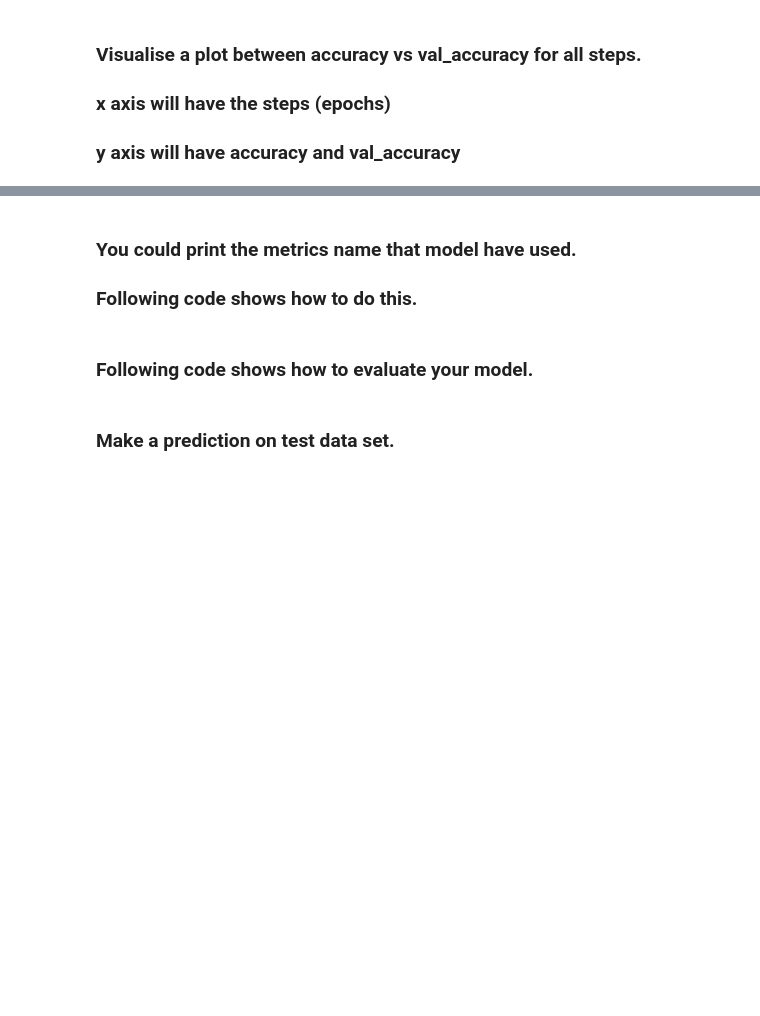
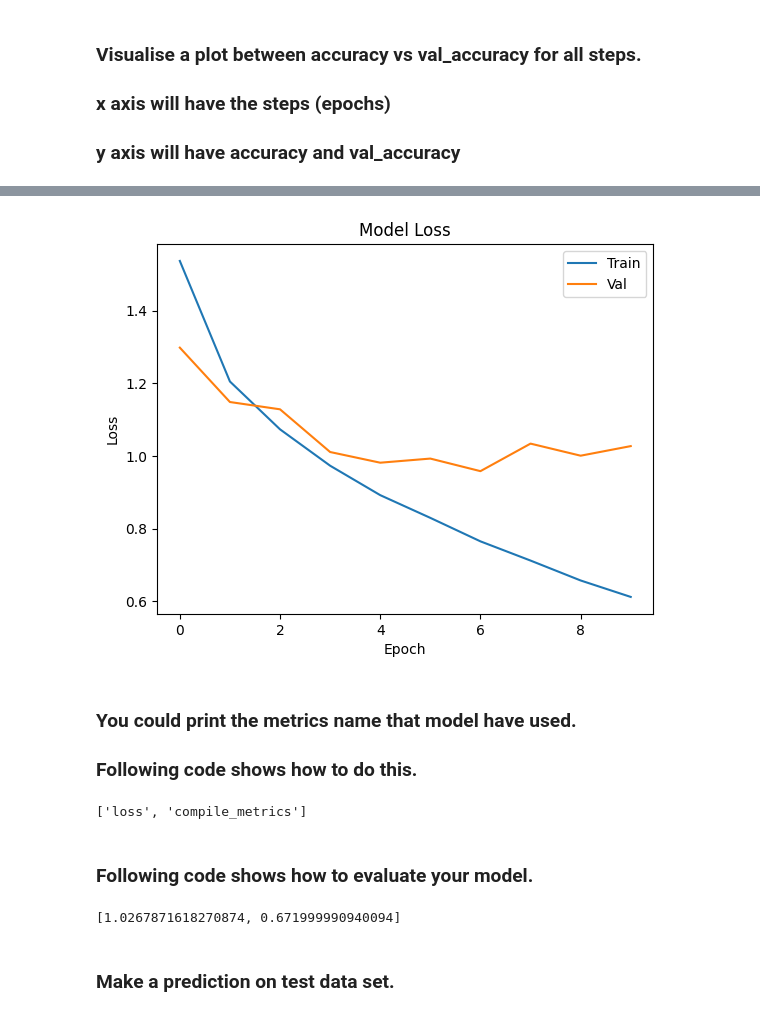
Before and after one commit to syeddhasnainn/aru-dl, a Jupyter notebook: Week_5_Convolution_Neural_Network.ipynb, the cells around one changed output, grey strips where cells are left out. Saved outputs shown, nothing was run; the diff lists cells and outputs as text; code cells hidden in the pictures; blank space fills up the shorter version.

```diff
--- a/Week_5_Convolution_Neural_Network.ipynb
+++ b/Week_5_Convolution_Neural_Network.ipynb
@@ -143,6 +210,6 @@ early_stop = EarlyStopping(monitor='val_loss', patience=3)
 # and use 'accuracy' as the metrics
 # Your can use the optimiser of your choice
 
-model.compile(optimizer='adam', loss='categorical_crossentropy', metrics='accuracy')
+model.compile(optimizer='adam', loss='categorical_crossentropy', metrics=['accuracy'])
 # %%
 y_cat_test.shape
@@ -211,0 +313,11 @@ plt.show()
+# %%
+#graphical representation depicting the train loss and validation loss trends.
+plt.plot(history.history['loss'])
+plt.plot(history.history['val_loss'])
+plt.title('Model Loss')
+plt.ylabel('Loss')
+plt.xlabel('Epoch')
+plt.legend(['Train', 'Val'], loc='upper right')
+plt.show()
+# %% [output]
+[figure, added]
@@ -215,10 +331,14 @@ plt.show()
 ### Following code shows how to do this.
 # %%
 model.metrics_names
+# %% [output]
+['loss', 'compile_metrics']
 # %% [markdown]
 ### Following code shows how to evaluate your model.
 # %%
 model.evaluate(x_test,y_cat_test,verbose=0)
+# %% [output]
+[1.0267871618270874, 0.671999990940094]
 # %% [markdown]
 ### Make a prediction on test data set.
 # %%
```
Also changed, not shown: parts of 30 cells of this notebook, 6 other files.
